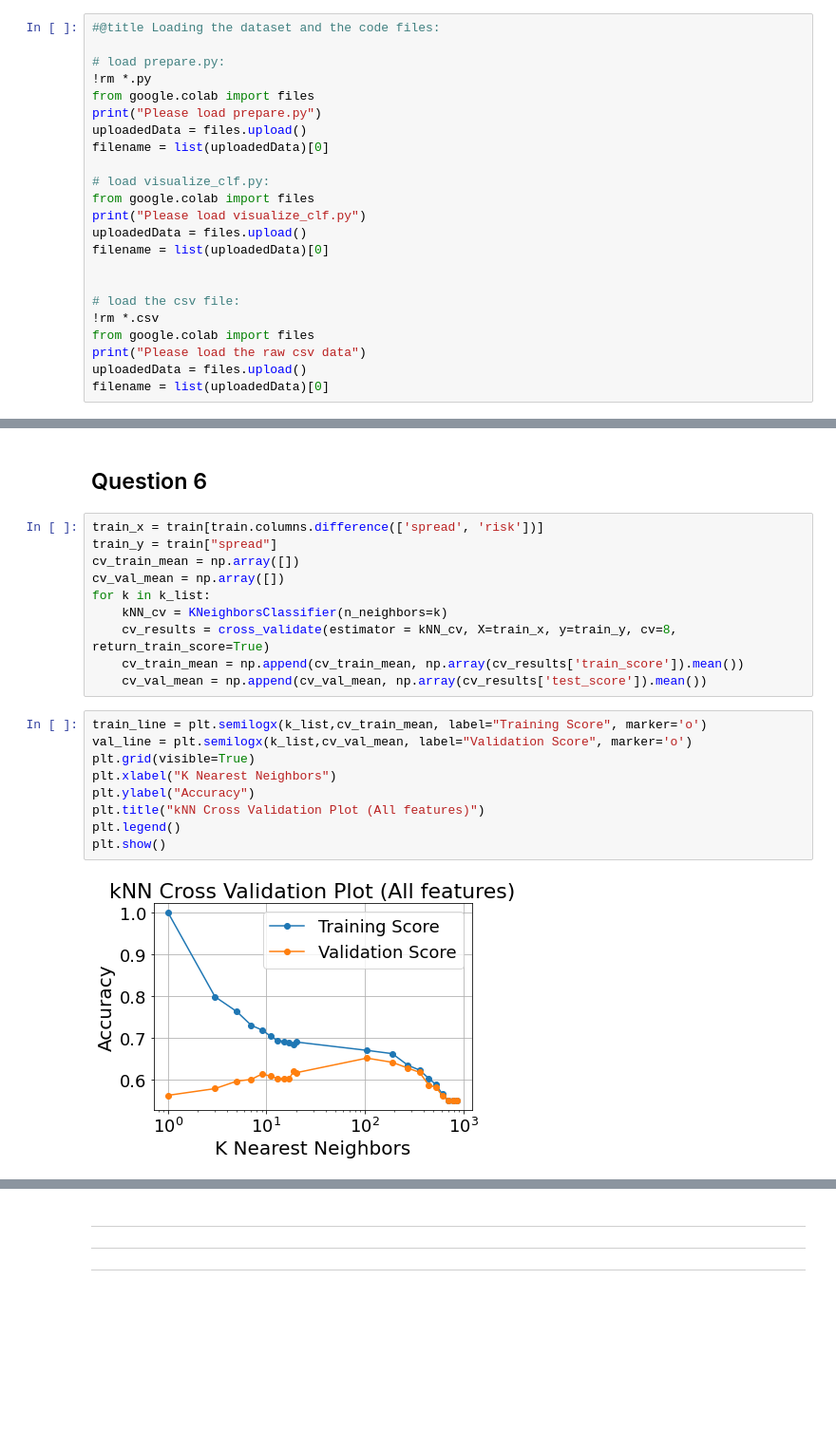
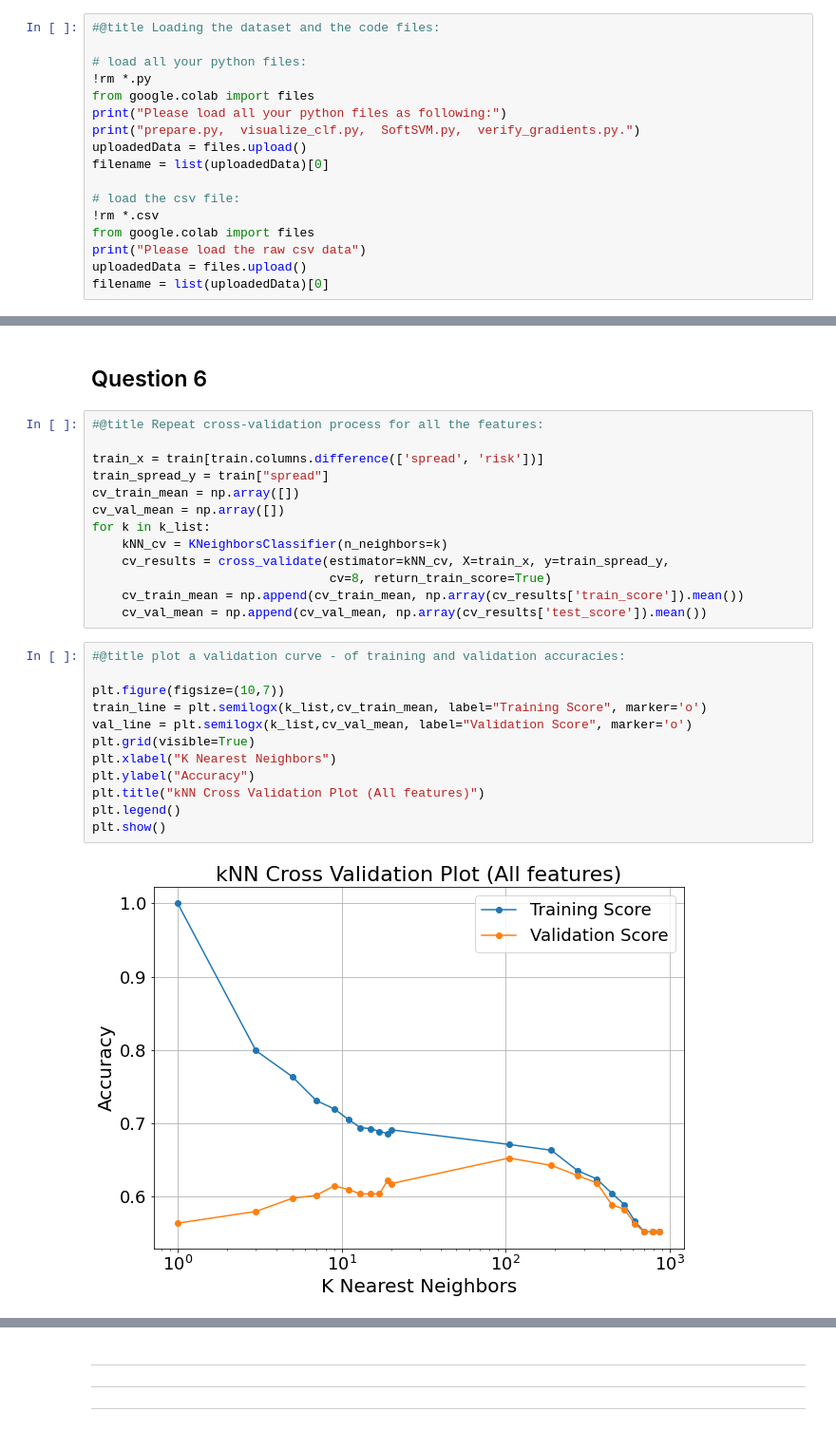
Before and after one commit to Ofir-Manor/Long2, a Jupyter notebook: 311288203_316084623.ipynb, the cells around one changed output, grey strips where cells are left out. Shown at 95% size. Saved outputs shown, nothing was run; the diff lists cells and outputs as text; blank space fills up the shorter version.

```diff
--- a/311288203_316084623.ipynb
+++ b/311288203_316084623.ipynb
@@ -56,19 +62,13 @@ pylab.rcParams.update(params)
 # %%
 #@title Loading the dataset and the code files:
 
-# load prepare.py:
+# load all your python files:
 !rm *.py
 from google.colab import files
-print("Please load prepare.py")
+print("Please load all your python files as following:")
+print("prepare.py,  visualize_clf.py,  SoftSVM.py,  verify_gradients.py.")
 uploadedData = files.upload()
 filename = list(uploadedData)[0]
-
-# load visualize_clf.py:
-from google.colab import files
-print("Please load visualize_clf.py")
-uploadedData = files.upload()
-filename = list(uploadedData)[0]
-
 
 # load the csv file:
 !rm *.csv
@@ -244,24 +256,30 @@ The test accuarcy of the kNN model with k=1 is 0.764
 # %% [markdown]
 ## Question 6
 # %%
+#@title Repeat cross-validation process for all the features:
+
 train_x = train[train.columns.difference(['spread', 'risk'])]
-train_y = train["spread"]
+train_spread_y = train["spread"]
 cv_train_mean = np.array([])
 cv_val_mean = np.array([])
 for k in k_list:
     kNN_cv = KNeighborsClassifier(n_neighbors=k)
-    cv_results = cross_validate(estimator = kNN_cv, X=train_x, y=train_y, cv=8, return_train_score=True)
+    cv_results = cross_validate(estimator=kNN_cv, X=train_x, y=train_spread_y,
+                                cv=8, return_train_score=True)
     cv_train_mean = np.append(cv_train_mean, np.array(cv_results['train_score']).mean())
     cv_val_mean = np.append(cv_val_mean, np.array(cv_results['test_score']).mean())
 # %%
+#@title plot a validation curve - of training and validation accuracies:
+
+plt.figure(figsize=(10,7))
 train_line = plt.semilogx(k_list,cv_train_mean, label="Training Score", marker='o')
 val_line = plt.semilogx(k_list,cv_val_mean, label="Validation Score", marker='o')
 plt.grid(visible=True)
 plt.xlabel("K Nearest Neighbors")
 plt.ylabel("Accuracy")
 plt.title("kNN Cross Validation Plot (All features)")
 plt.legend()
 plt.show()
 # %% [output]
-[figure, old version]
+[figure, new version]
 # %%
```
Also changed, not shown: parts of 31 cells of this notebook.
